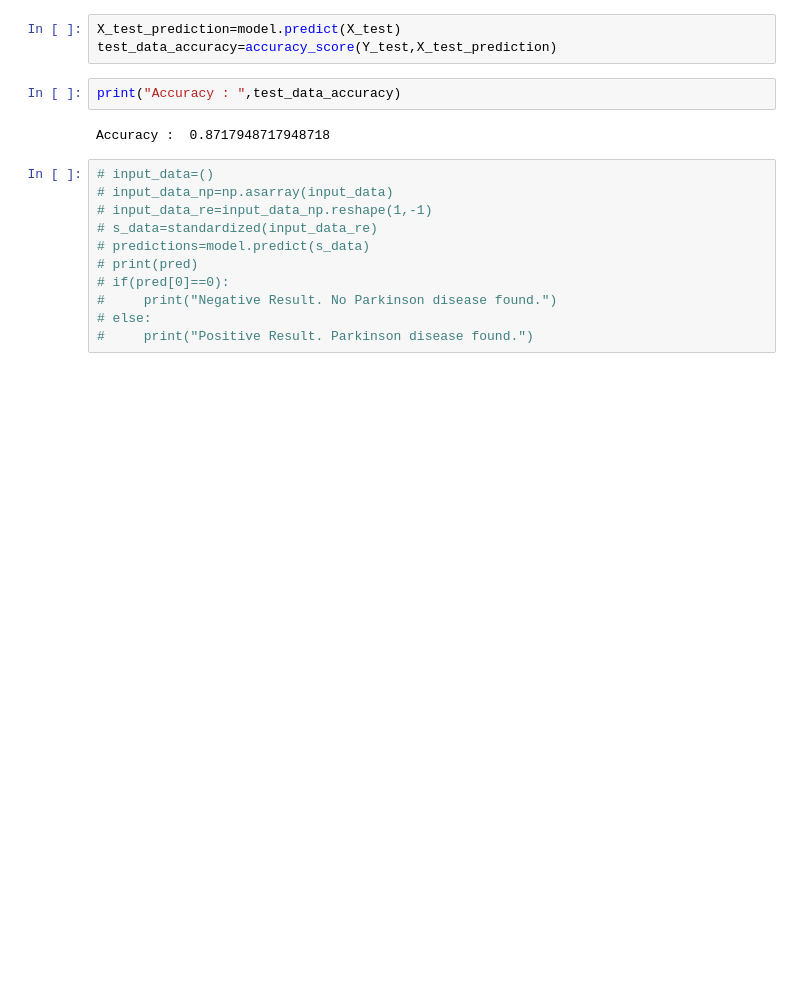
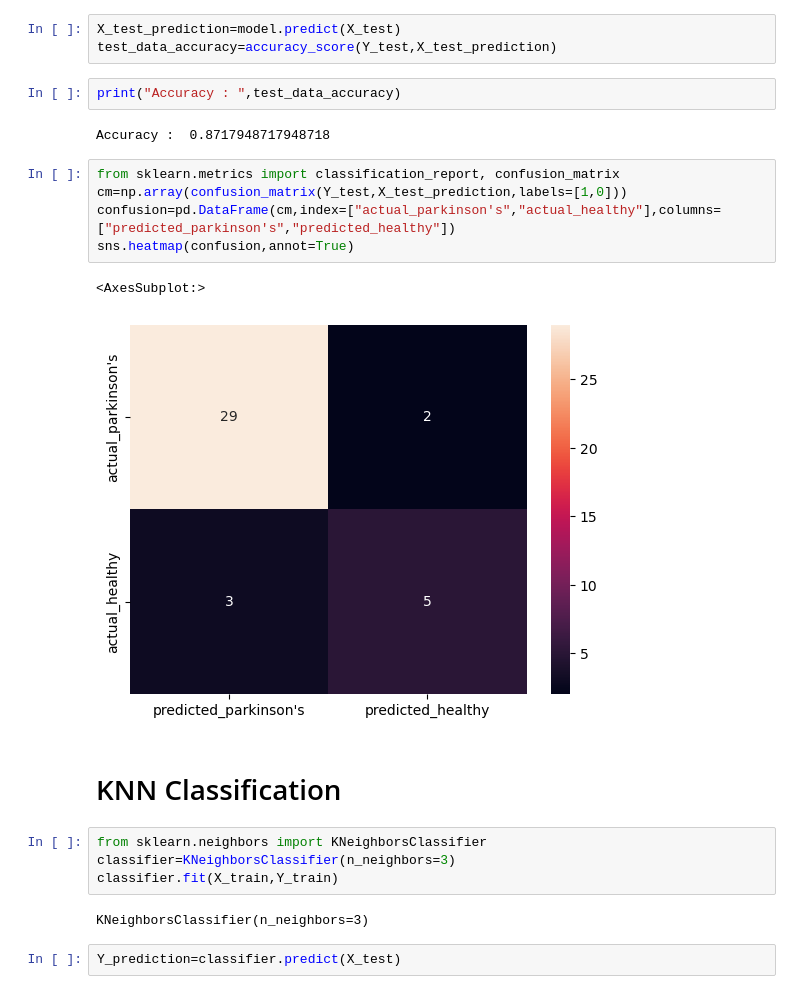
Before and after one commit to SHWETA2JHA/Detecting_parkinson_disease_using_ML, a Jupyter notebook: detect_parkinson.ipynb, the cells around one changed output. Drawn from its saved outputs; the diff is of its cells as text; blank space fills up the shorter version.

```diff
--- a/detect_parkinson.ipynb
+++ b/detect_parkinson.ipynb
@@ -219,14 +235,21 @@ test_data_accuracy=accuracy_score(Y_test,X_test_prediction)
 print("Accuracy : ",test_data_accuracy)
 # %% [output]
 Accuracy :  0.8717948717948718
-# %%
-# input_data=()
-# input_data_np=np.asarray(input_data)
-# input_data_re=input_data_np.reshape(1,-1)
-# s_data=standardized(input_data_re)
-# predictions=model.predict(s_data)
-# print(pred)
-# if(pred[0]==0):
-#     print("Negative Result. No Parkinson disease found.")
-# else:
-#     print("Positive Result. Parkinson disease found.")
+# %%
+from sklearn.metrics import classification_report, confusion_matrix
+cm=np.array(confusion_matrix(Y_test,X_test_prediction,labels=[1,0]))
+confusion=pd.DataFrame(cm,index=["actual_parkinson's","actual_healthy"],columns=["predicted_parkinson's","predicted_healthy"])
+sns.heatmap(confusion,annot=True)
+# %% [output]
+<AxesSubplot:>
+[figure, added]
+# %% [markdown]
+# KNN Classification
+# %%
+from sklearn.neighbors import KNeighborsClassifier
+classifier=KNeighborsClassifier(n_neighbors=3)
+classifier.fit(X_train,Y_train)
+# %% [output]
+KNeighborsClassifier(n_neighbors=3)
+# %%
+Y_prediction=classifier.predict(X_test)
```
Also changed, not shown: parts of 6 cells of this notebook.
